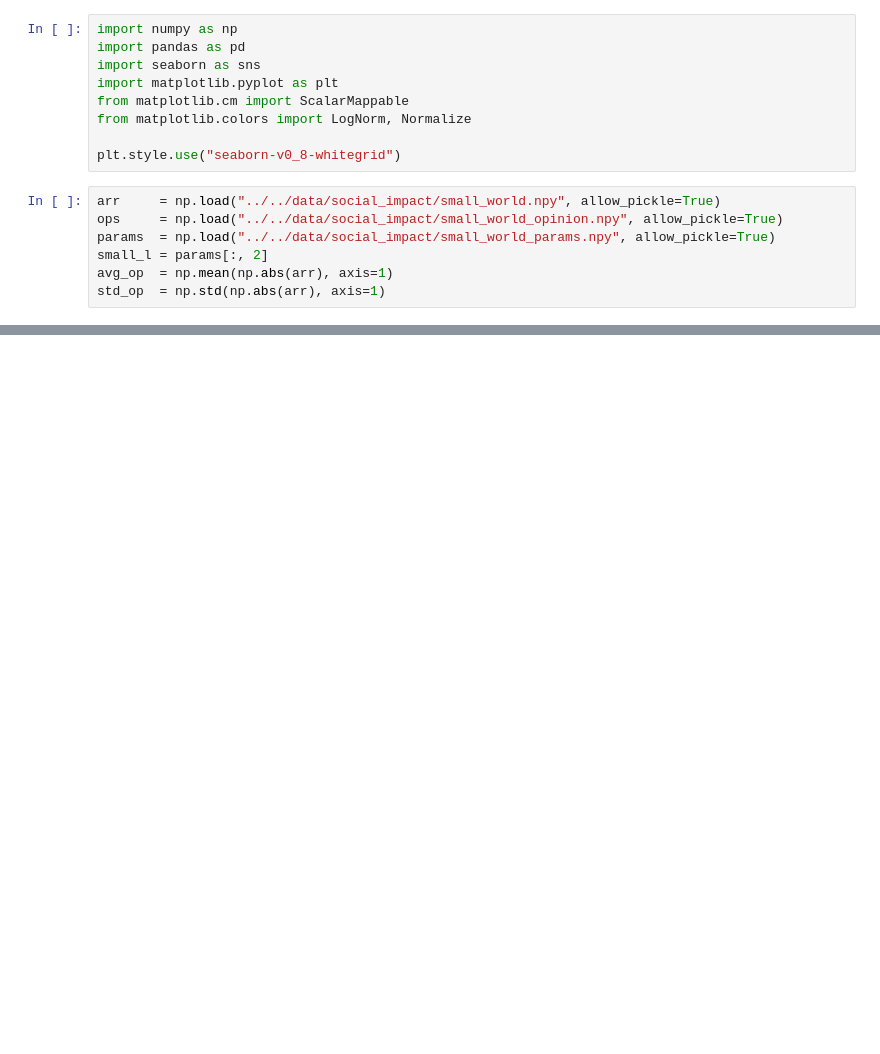
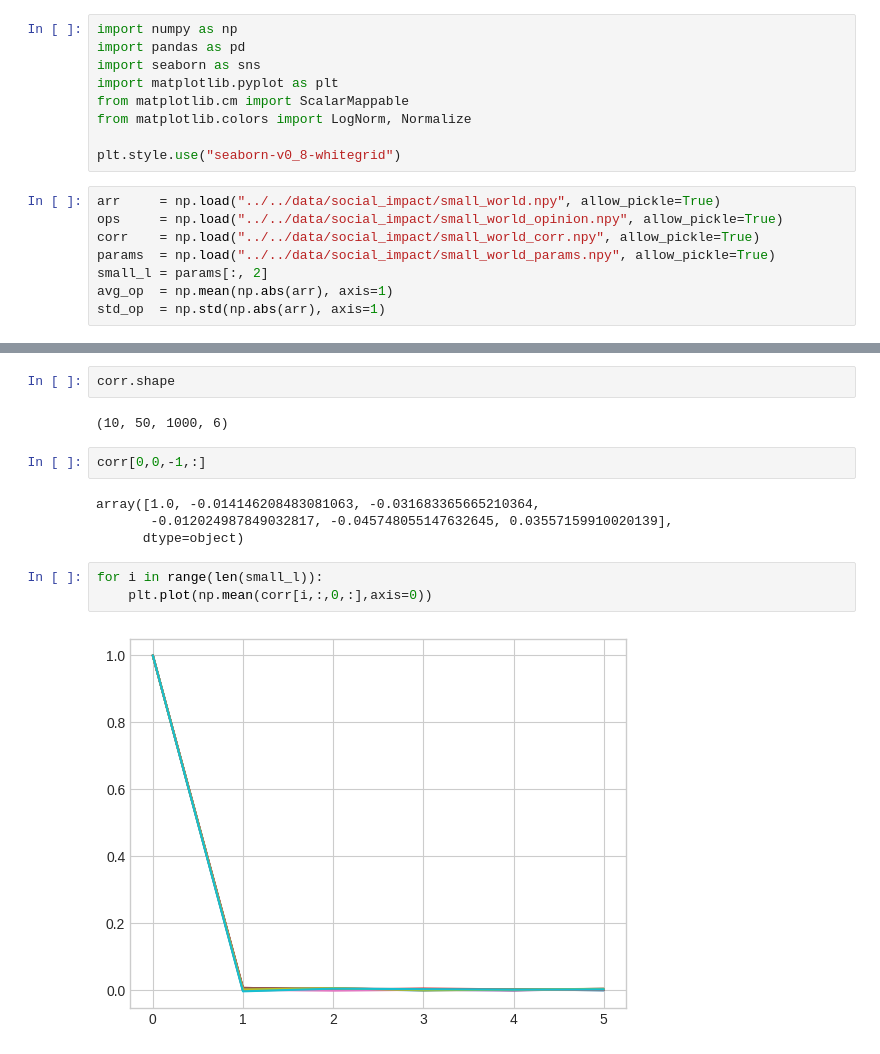
Before and after one commit to JonasMnsing/opinion_dynamics, a Jupyter notebook: ipynb/social_impact/small_world.ipynb, the cells around one changed output, grey strips where cells are left out. Drawn from its saved outputs; the diff is of its cells as text; blank space fills up the shorter version.

```diff
--- a/ipynb/social_impact/small_world.ipynb
+++ b/ipynb/social_impact/small_world.ipynb
@@ -10,6 +10,7 @@ plt.style.use("seaborn-v0_8-whitegrid")
 # %%
 arr     = np.load("../../data/social_impact/small_world.npy", allow_pickle=True)
 ops     = np.load("../../data/social_impact/small_world_opinion.npy", allow_pickle=True)
+corr    = np.load("../../data/social_impact/small_world_corr.npy", allow_pickle=True)
 params  = np.load("../../data/social_impact/small_world_params.npy", allow_pickle=True)
 small_l = params[:, 2]
 avg_op  = np.mean(np.abs(arr), axis=1)
@@ -65,0 +67,15 @@ cbar = fig.colorbar(sm, ax=ax2, label='p')
+# %%
+corr.shape
+# %% [output]
+(10, 50, 1000, 6)
+# %%
+corr[0,0,-1,:]
+# %% [output]
+array([1.0, -0.014146208483081063, -0.031683365665210364,
+       -0.012024987849032817, -0.045748055147632645, 0.03557159910020139],
+      dtype=object)
+# %%
+for i in range(len(small_l)):
+    plt.plot(np.mean(corr[i,:,0,:],axis=0))
+# %% [output]
+[figure, added]
```
Also changed, not shown: parts of 2 cells of this notebook, 8 other files.
